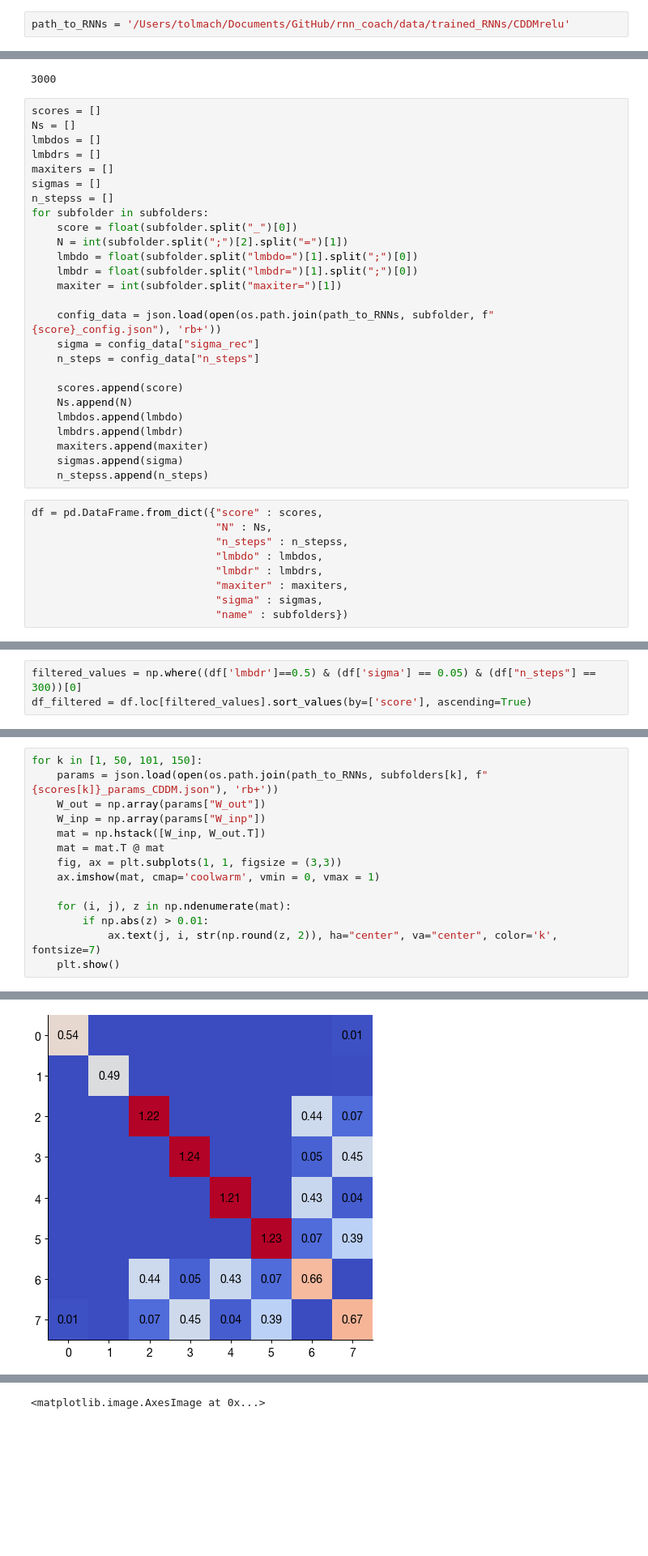
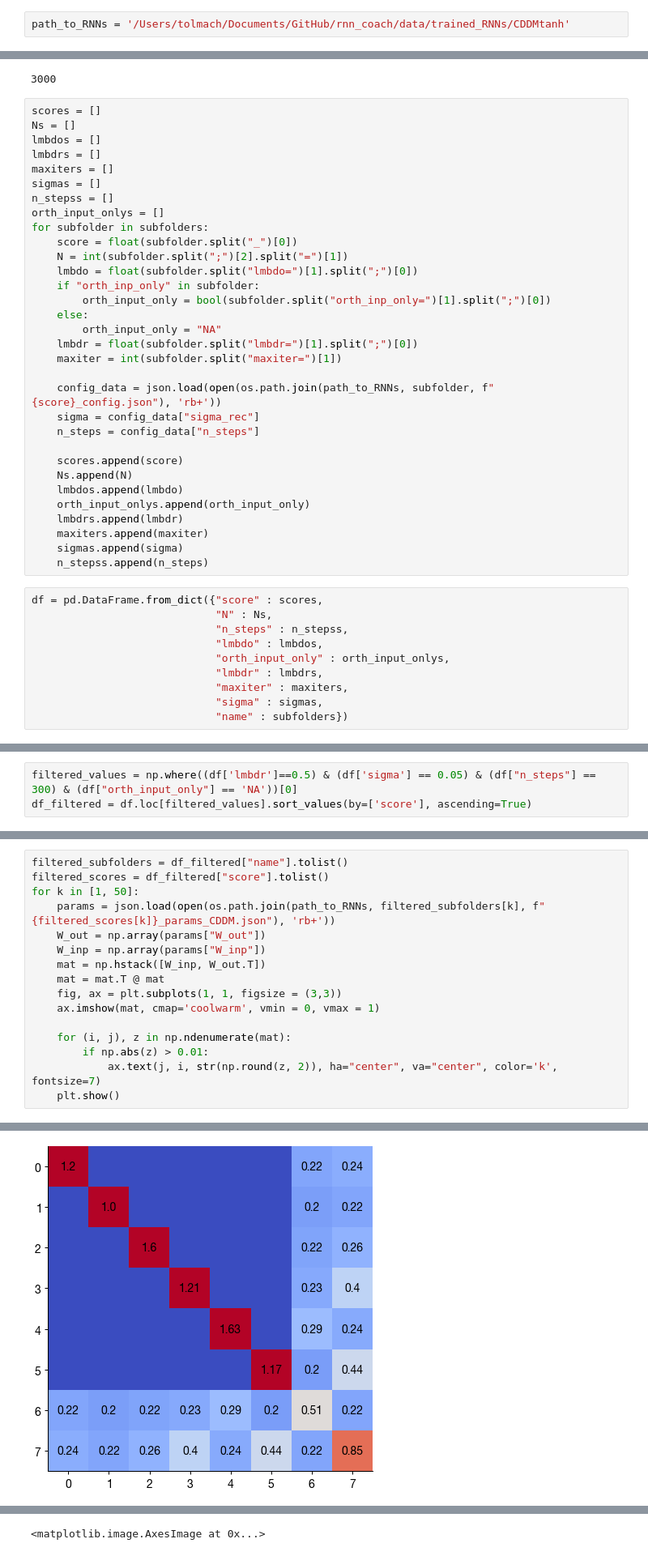
Before and after one commit to engellab/trainRNNbrain, a Jupyter notebook: jupyter/filtering RNNs.ipynb, the cells around one changed output, grey strips where cells are left out. Shown at 81% size. Drawn from its saved outputs; the diff is of its cells as text; blank space fills up the shorter version.

```diff
--- a/jupyter/filtering RNNs.ipynb
+++ b/jupyter/filtering RNNs.ipynb
@@ -15,7 +15,7 @@ os.system('python ../style/style_setup.py')
 # %% [output]
 0
 # %%
-path_to_RNNs = '/Users/tolmach/Documents/GitHub/rnn_coach/data/trained_RNNs/CDDMrelu'
+path_to_RNNs = '/Users/tolmach/Documents/GitHub/rnn_coach/data/trained_RNNs/CDDMtanh'
 # %%
 subfolders = os.listdir(path_to_RNNs)
 if ".DS_Store" in subfolders:
@@ -32,10 +32,15 @@ lmbdrs = []
 maxiters = []
 sigmas = []
 n_stepss = []
+orth_input_onlys = []
 for subfolder in subfolders:
     score = float(subfolder.split("_")[0])
     N = int(subfolder.split(";")[2].split("=")[1])
     lmbdo = float(subfolder.split("lmbdo=")[1].split(";")[0])
+    if "orth_inp_only" in subfolder:
+        orth_input_only = bool(subfolder.split("orth_inp_only=")[1].split(";")[0])
+    else:
+        orth_input_only = "NA"
     lmbdr = float(subfolder.split("lmbdr=")[1].split(";")[0])
     maxiter = int(subfolder.split("maxiter=")[1])
 
@@ -46,6 +51,7 @@ for subfolder in subfolders:
     scores.append(score)
     Ns.append(N)
     lmbdos.append(lmbdo)
+    orth_input_onlys.append(orth_input_only)
     lmbdrs.append(lmbdr)
     maxiters.append(maxiter)
     sigmas.append(sigma)
@@ -55,6 +61,7 @@ df = pd.DataFrame.from_dict({"score" : scores,
                              "N" : Ns,
                              "n_steps" : n_stepss,
                              "lmbdo" : lmbdos,
+                             "orth_input_only" : orth_input_onlys,
                              "lmbdr" : lmbdrs,
                              "maxiter" : maxiters,
                              "sigma" : sigmas,
@@ -62,3 +85,3 @@ df = pd.DataFrame.from_dict({"score" : scores,
 # %%
-filtered_values = np.where((df['lmbdr']==0.5) & (df['sigma'] == 0.05) & (df["n_steps"] == 300))[0]
+filtered_values = np.where((df['lmbdr']==0.5) & (df['sigma'] == 0.05) & (df["n_steps"] == 300) & (df["orth_input_only"] == 'NA'))[0]
 df_filtered = df.loc[filtered_values].sort_values(by=['score'], ascending=True)
@@ -71,6 +130,8 @@ plt.axvline(100)
 # %%
-for k in [1, 50, 101, 150]:
-    params = json.load(open(os.path.join(path_to_RNNs, subfolders[k], f"{scores[k]}_params_CDDM.json"), 'rb+'))
+filtered_subfolders = df_filtered["name"].tolist()
+filtered_scores = df_filtered["score"].tolist()
+for k in [1, 50]:
+    params = json.load(open(os.path.join(path_to_RNNs, filtered_subfolders[k], f"{filtered_scores[k]}_params_CDDM.json"), 'rb+'))
     W_out = np.array(params["W_out"])
     W_inp = np.array(params["W_inp"])
     mat = np.hstack([W_inp, W_out.T])
@@ -87 +148 @@ for k in [1, 50, 101, 150]:
-[figure, old version]
+[figure, new version]
```
Also changed, not shown: parts of 5 cells of this notebook, 4 other files.
